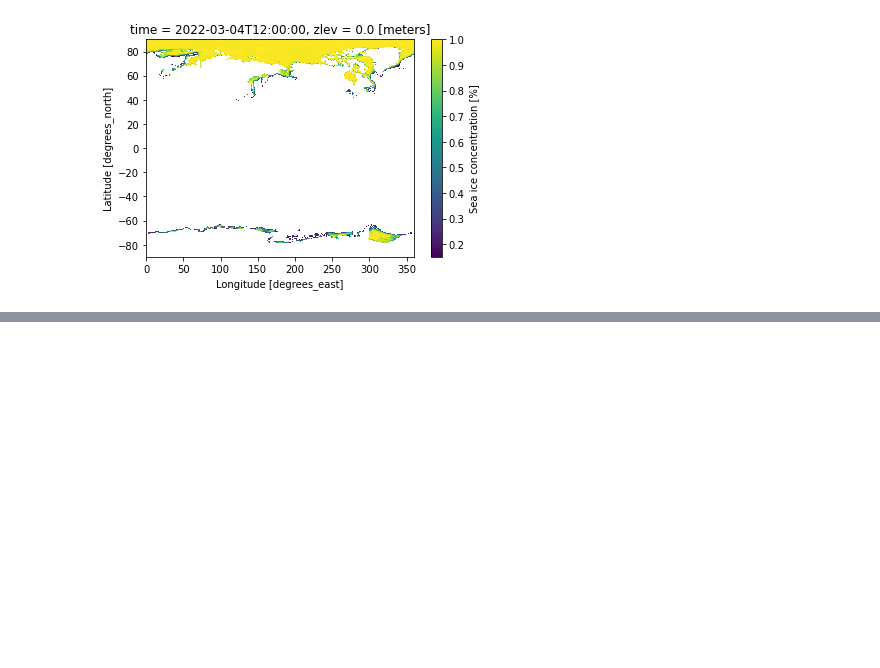
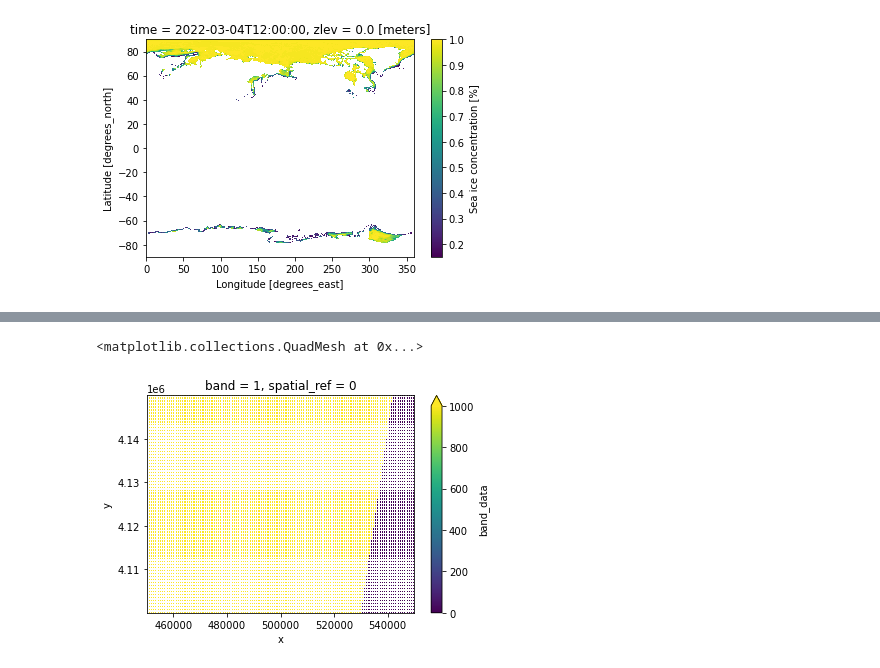
Before and after one commit to rwegener2/sarp_lessons, a Jupyter notebook: lessons/gridded_data/practice/notes.ipynb, the cells around one changed output, grey strips where cells are left out. Cells and saved outputs as stored; diff of their text form; code cells hidden in the pictures; blank space fills up the shorter version.

```diff
--- a/lessons/gridded_data/practice/notes.ipynb
+++ b/lessons/gridded_data/practice/notes.ipynb
@@ -66,0 +126,5 @@ sst.ice.isel(time=0, zlev=0).plot()
+# %%
+subset.isel(band=1).plot(vmax=1000)
+# %% [output]
+<matplotlib.collections.QuadMesh at 0x...>
+[figure, added]
```
Also changed, not shown: parts of 14 cells of this notebook, 6 other files.
